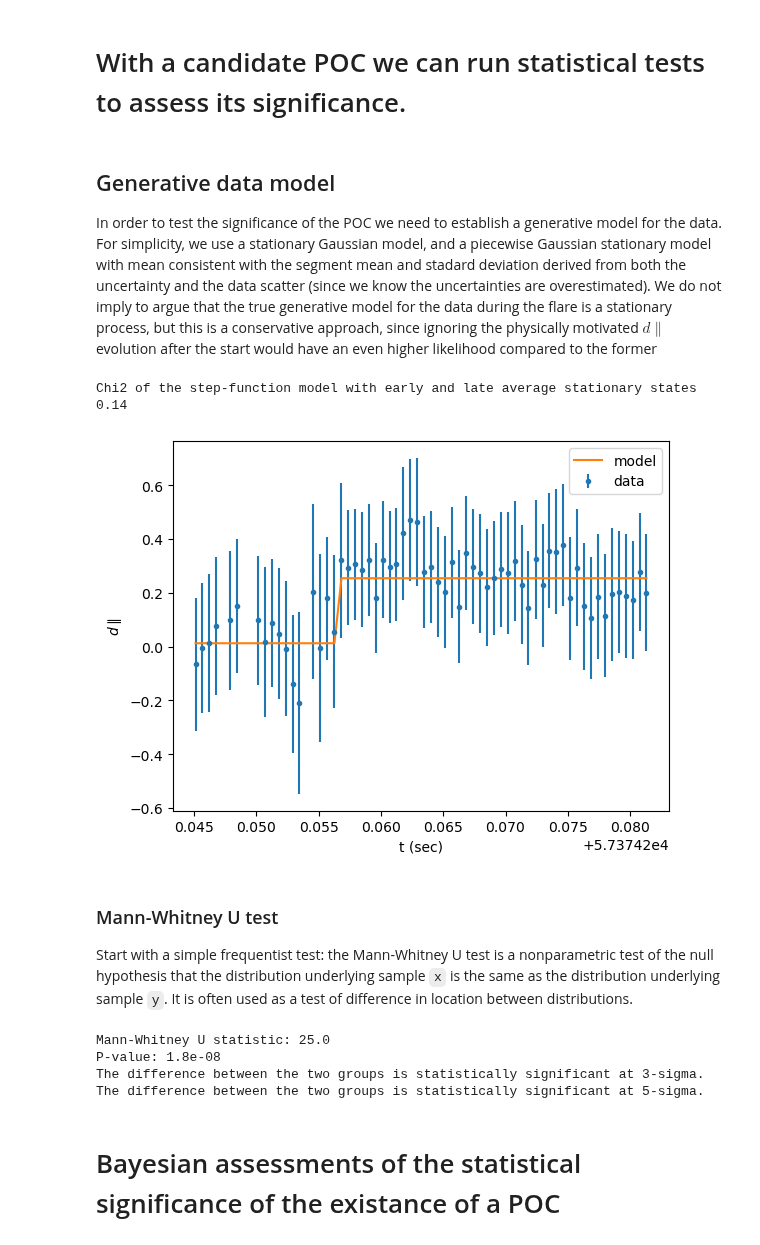
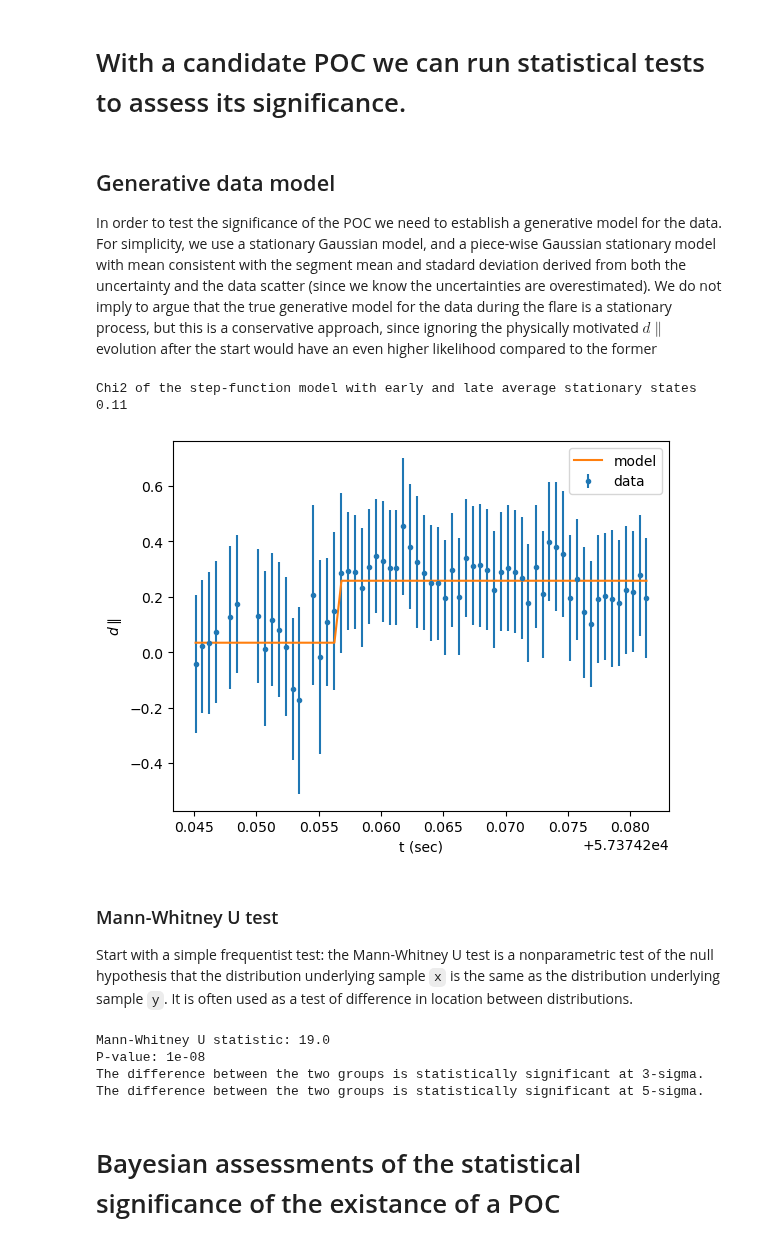
Before and after one commit to RileyWClarke/RAFTS, a Jupyter notebook: Notebooks/dwfflare_dparrStatisticalAnalysis.ipynb, the cells around one changed output. Cells and saved outputs as stored; diff of their text form; code cells hidden in the pictures.

Commit message:
adding statistical analysis

```diff
--- a/Notebooks/dwfflare_dparrStatisticalAnalysis.ipynb
+++ b/Notebooks/dwfflare_dparrStatisticalAnalysis.ipynb
@@ -94,7 +92,7 @@ ax1.invert_yaxis()
 
 ### NOTE: this analysis is the incorrect approach as described below! however, we include this naive test since it was what the referee implicitly suggested by claiming that the 1-2 sigma consistency of the points in the series implies no statistically robust detection. The key mistake here is that this apporoach implied the points are drawn from a IID and are independent, which of course they are not
 # %%
-chi2 = sum((flare["dpar"] - flare["dpar"].mean())**2 / flare["dpar_error"]**2) / (len(flare) - 1)
+chi2 = sum((flare["dpar_clean"] - flare["dpar_clean"].mean())**2 / flare["dpar_error"]**2) / (len(flare) - 1)
 print("Chi2 with a horizontal line model with mean the mean of the entire dataset\n"
 "(what the referee suggested matters): {:.2f}".format(chi2))
 # %% [output]
@@ -154,10 +152,10 @@ the POC that minimizes the mean ratios of magnitudes is found at 19
 pocp = []
 N = flare.shape[0]
 for i in range(5, N-5): #avoid the first and last five points to avoid extremely biased means
-  pocp.append(flare.iloc[1:i]["dpar"].mean() / flare.iloc[i:]["dpar"].mean())
+  pocp.append(flare.iloc[1:i]["dpar_clean"].mean() / flare.iloc[i:]["dpar_clean"].mean())
 
 fig, axs = plt.subplots(2, 1, figsize=(10, 5), sharex=True)
-axs[0].plot(flare.iloc[5:-5]["mjd"], flare.iloc[5:-5]["dpar"])
+axs[0].plot(flare.iloc[5:-5]["mjd"], flare.iloc[5:-5]["dpar_clean"])
 axs[1].plot(flare.iloc[5:-5]["mjd"], pocp)
 axs[1].set_xlabel("t (sec)")
 axs[1].set_ylabel("<dp before POC>/<dp after POC>")
@@ -243,7 +241,7 @@ def poc_mse(y, yerr):
 
     return(poc, before, after)
 
-poc2, beforepoc, afterpoc = poc_mse(flare["dpar"], flare["dpar_error"])
+poc2, beforepoc, afterpoc = poc_mse(flare["dpar_clean"], flare["dpar_error"])
 poc2 += 5
 y_model = [beforepoc] * poc2 + [afterpoc] * (N - poc2)
 print(f"POC found by minimizind difference between means and associated model chi2 at {poc2}")
@@ -305,20 +303,20 @@ The most likely point of change (POC) is found at MJD 57374.25683197735
 # With a candidate POC we can run statistical tests to assess its significance.
 # %% [markdown]
 ## Generative data model
-In order to test the significance of the POC we need to establish a generative model for the data. For simplicity, we use a stationary Gaussian model, and a piecewise Gaussian stationary model with mean consistent with the segment mean and stadard deviation derived from both the uncertainty and the data scatter (since we know the uncertainties are overestimated). We do not imply to argue that the true generative model for the data during the flare is a stationary process, but this is a conservative approach, since ignoring the physically motivated $d\parallel$ evolution after the start would have an even higher likelihood compared to the former
+In order to test the significance of the POC we need to establish a generative model for the data. For simplicity, we use a stationary Gaussian model, and a piece-wise Gaussian stationary model with mean consistent with the segment mean and stadard deviation derived from both the uncertainty and the data scatter (since we know the uncertainties are overestimated). We do not imply to argue that the true generative model for the data during the flare is a stationary process, but this is a conservative approach, since ignoring the physically motivated $d\parallel$ evolution after the start would have an even higher likelihood compared to the former
 # %%
-chi2_poc = chi2(flare["dpar"], y_model, flare["dpar_error"]) / (N-1)
+chi2_poc = chi2(flare["dpar_clean"], y_model, flare["dpar_error"]) / (N-1)
 print("Chi2 of the step-function model with early and late average stationary states {:.2g}".format(chi2_poc))
 
 
-plt.errorbar(x=flare["mjd"], y=flare["dpar"], yerr=flare["dpar_error"], fmt='.', label="data")
+plt.errorbar(x=flare["mjd"], y=flare["dpar_clean"], yerr=flare["dpar_error"], fmt='.', label="data")
 plt.plot(flare["mjd"], y_model, label="model")
 plt.xlabel('t (sec)')
 plt.ylabel(r'$d\parallel$')
 plt.legend();
 # %% [output]
-Chi2 of the step-function model with early and late average stationary states 0.14
+Chi2 of the step-function model with early and late average stationary states 0.11
-[figure, old version]
+[figure, new version]
 # %% [markdown]
 ### Mann-Whitney U test
 
@@ -350,10 +348,10 @@ def mwtest(a, b):
   else:
       print("There is no statistically significant difference between the two groups at 5 sigma.")
 
-mwtest(flare.iloc[:poc2]["dpar"].dropna(), flare.iloc[poc2:]["dpar"].dropna())
+mwtest(flare.iloc[:poc2]["dpar_clean"].dropna(), flare.iloc[poc2:]["dpar_clean"].dropna())
 # %% [output]
-Mann-Whitney U statistic: 25.0
-P-value: 1.8e-08
+Mann-Whitney U statistic: 19.0
+P-value: 1e-08
 The difference between the two groups is statistically significant at 3-sigma.
 The difference between the two groups is statistically significant at 5-sigma.
 # %% [markdown]
```
Also changed, not shown: parts of 15 cells of this notebook.
